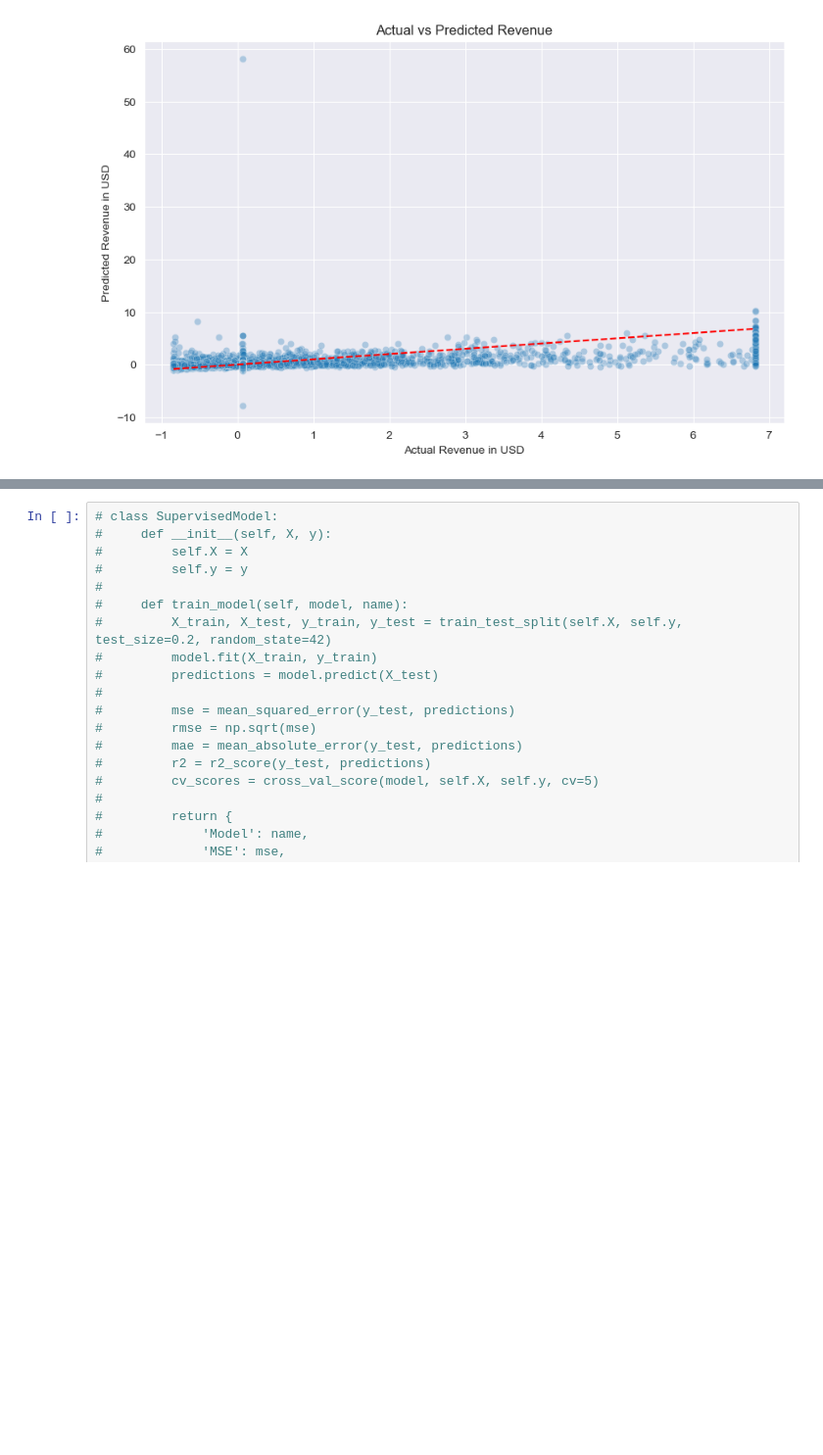
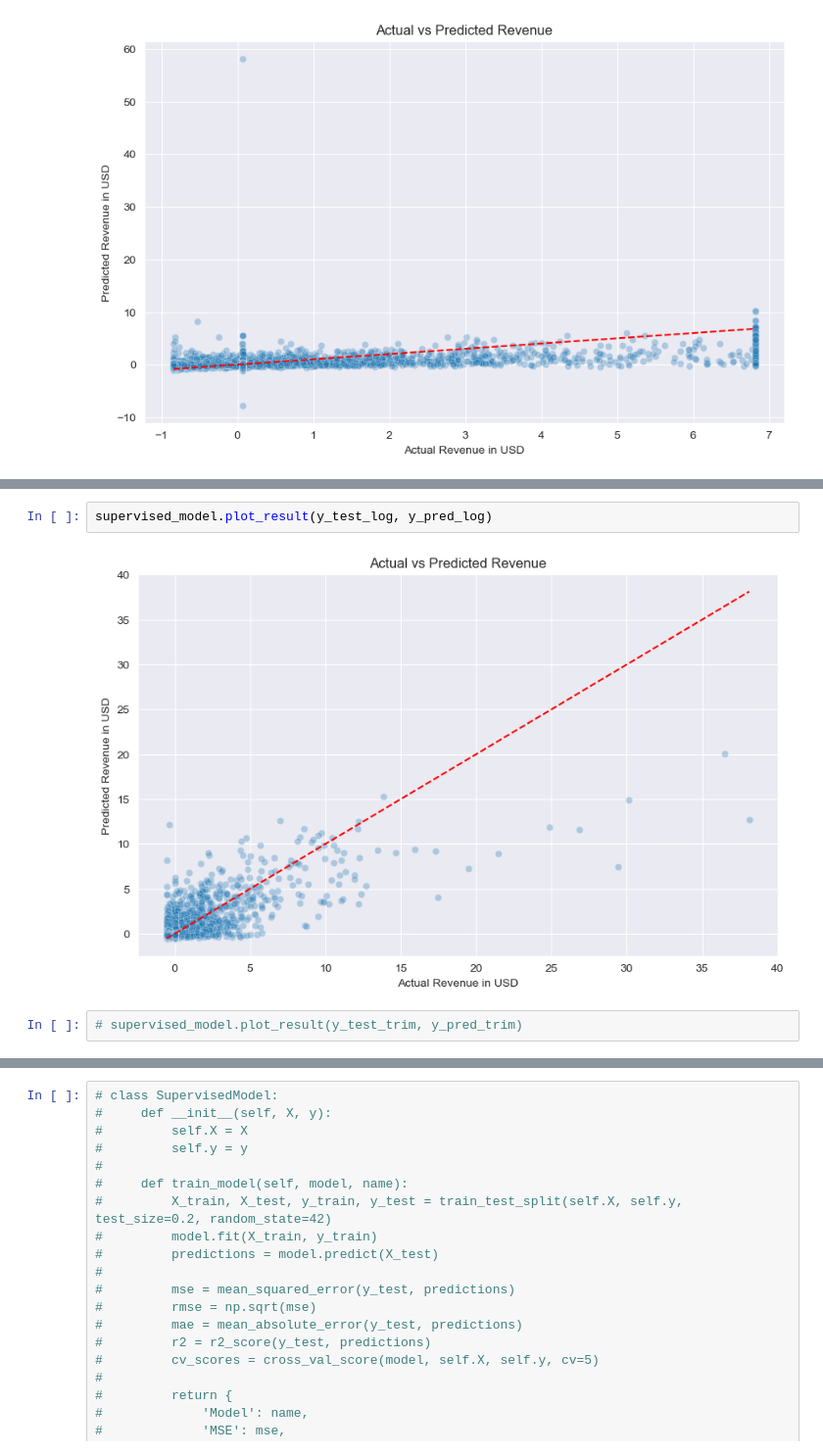
Before and after one commit to akinolu52/movie-revenue-prediction, a Jupyter notebook: explore.ipynb, the cells around one changed output, grey strips where cells are left out. Shown at 98% size. Cells and saved outputs as stored; diff of their text form; blank space fills up the shorter version.

```diff
--- a/explore.ipynb
+++ b/explore.ipynb
@@ -1940,0 +2018,6 @@ plt.show()
+# %%
+supervised_model.plot_result(y_test_log, y_pred_log)
+# %% [output]
+[figure, added]
+# %%
+# supervised_model.plot_result(y_test_trim, y_pred_trim)
```
Also changed, not shown: parts of 9 cells of this notebook.
